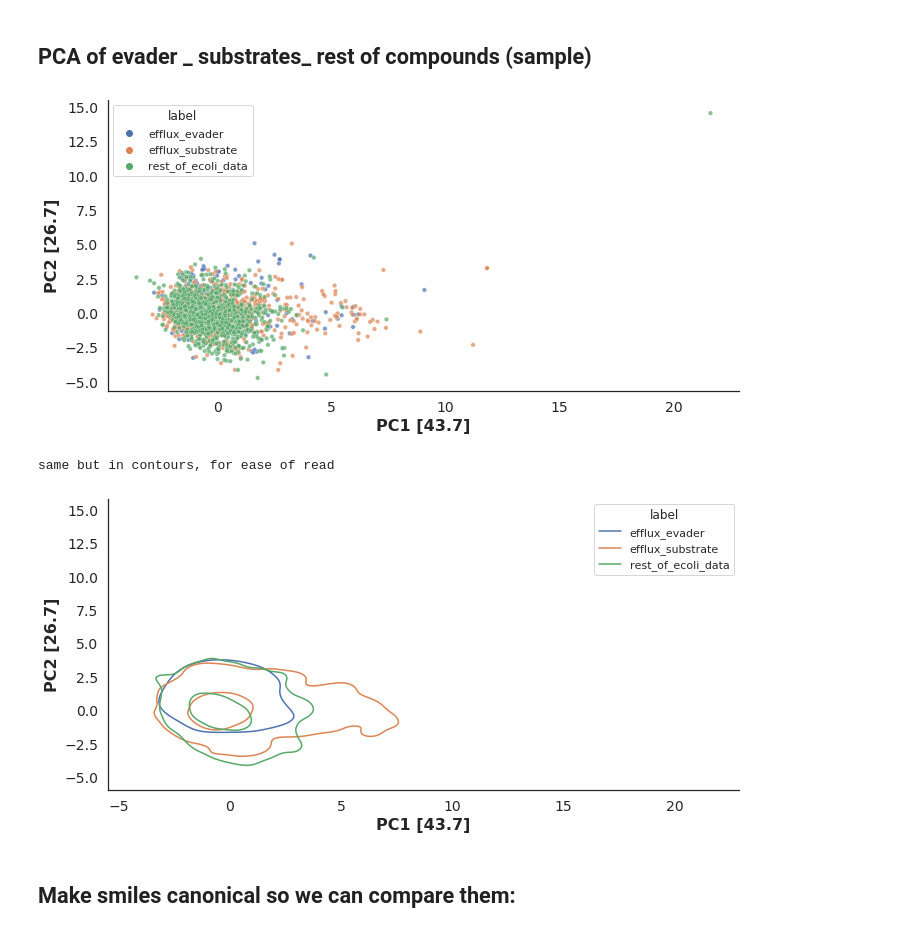
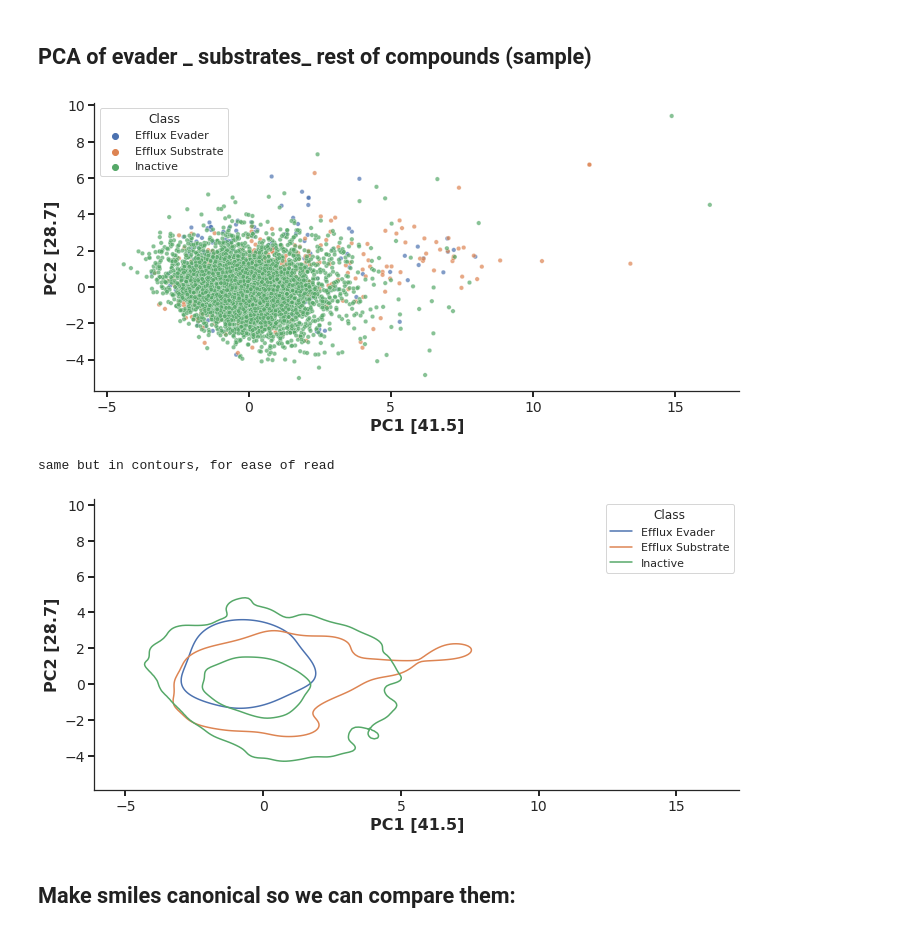
Before and after one commit to domgurvic/co_add_efflux, a Jupyter notebook: co_add/co_add_chaser.ipynb, the cells around one changed output. Cells and saved outputs as stored; diff of their text form; code cells hidden in the pictures.

```diff
--- a/co_add/co_add_chaser.ipynb
+++ b/co_add/co_add_chaser.ipynb
@@ -771,0 +765,8 @@ e_coli_wild_efflux['log_2_fold_change_efflux'] = np.log2(e_coli_wild_efflux.INHI
+# %%
+efflux_substrate = e_coli_wild_efflux[e_coli_wild_efflux['Class']=='Efflux Substrate']
+
+efflux_evader = e_coli_wild_efflux[e_coli_wild_efflux['Class']=='Efflux Evader']
+
+wt_only = e_coli_wild_efflux[e_coli_wild_efflux['Class']=='WT-only Active']
+
+inactive = e_coli_wild_efflux[e_coli_wild_efflux['Class']=='Inactive']
@@ -833,7 +854,7 @@ sns.kdeplot(x='TC1',y='TC2',data=sub_and_evade_tsne,alpha=0.7, hue=sub_and_evade
 # %% [markdown]
 ## TSNE of evades + substrates + rest of compounds(sample)
 # %%
-sub_evade_rest_sample = sub_and_evade.append(rest_of_ecoli_efflux.sample(1000)).reset_index(drop=True)
+sub_evade_rest_sample = sub_and_evade.append(inactive.sample(5000)).reset_index(drop=True)
 
 sub_evade_rest_sample_tsne = master_functions.tsne_no_plot(sub_evade_rest_sample['fps'], perp=50)
 # %% [output]
@@ -958,10 +1003,10 @@ same but in contours, for ease of read
 # %% [markdown]
 ## PCA of evader _ substrates_ rest of compounds (sample)
 # %%
-rest_vs_evade_sub = sub_and_evade.append(rest_of_ecoli_efflux).reset_index(drop=True)
+rest_vs_evade_sub = sub_and_evade.append(inactive.sample(5000)).reset_index(drop=True)
 # %%
-rest_vs_evade_sub_features = calc_feats(rest_vs_evade_sub['Mol'])
-rest_vs_evade_sub_features['label'] = rest_vs_evade_sub['label']
+rest_vs_evade_sub_features = master_functions.calc_feats(rest_vs_evade_sub['Mol'])
+rest_vs_evade_sub_features['Class'] = rest_vs_evade_sub['Class']
 # %%
 #pca
 
@@ -987,7 +1032,7 @@ descriptors_pca['PC1_normalized']=[i*scale1 for i in descriptors_pca['PC1']]
 descriptors_pca['PC2_normalized']=[i*scale2 for i in descriptors_pca['PC2']]
 
 
-descriptors_pca['label'] = rest_vs_evade_sub['label']
+descriptors_pca['Class'] = rest_vs_evade_sub['Class']
 
 
 
@@ -1000,7 +1045,7 @@ fig, ax = plt.subplots(figsize=(10,5))
 
 
 
-sns.scatterplot(x='PC1',y='PC2',data=descriptors_pca, alpha=0.7, hue='label', s=20)#, palette=["C0", "C1", "C2", "k"])
+sns.scatterplot(x='PC1',y='PC2',data=descriptors_pca, alpha=0.7, hue='Class', s=20)#, palette=["C0", "C1", "C2", "k"])
 
 
 pca_lab= ('PC1 '+str([np.round(pca.explained_variance_ratio_[0]*100, 1)]), 'PC2 '+str([np.round(pca.explained_variance_ratio_[1]*100, 1)]))
@@ -1024,37 +1069,37 @@ plt.tight_layout()
 plt.show()
 
 print('same but in contours, for ease of read')
 
 cmap = sns.diverging_palette(133, 10, as_cmap=True)
 
 fig, ax = plt.subplots(figsize=(10,5))
 
-sns.kdeplot(x='PC1',y='PC2',data=descriptors_pca, hue='label' , levels=3,)
+sns.kdeplot(x='PC1',y='PC2',data=descriptors_pca, hue='Class' , levels=3,)
 
 
 pca_lab= ('PC1 '+str([np.round(pca.explained_variance_ratio_[0]*100, 1)]), 'PC2 '+str([np.round(pca.explained_variance_ratio_[1]*100, 1)]))
 
 
 plt.xlabel(pca_lab[0],fontsize=16,fontweight='bold')
 plt.ylabel(pca_lab[1],fontsize=16,fontweight='bold')
 
 plt.tick_params ('both',width=2,labelsize=14)
 
 ax.spines['top'].set_visible(False)
 ax.spines['right'].set_visible(False)
 
 handles, labels = ax.get_legend_handles_labels()
 
 #ax.legend(handles=handles[1:], labels=labels[1:])
 
 #plt.legend(loc='lower right',frameon=False,prop={'size': 22},ncol=1)
 
 plt.tight_layout()
 plt.show()
 # %% [output]
-[figure, old version]
+[figure, new version]
 same but in contours, for ease of read
-[figure, old version]
+[figure, new version]
 # %% [markdown]
 ## Make smiles canonical so we can compare them:
 # %%
```
Also changed, not shown: parts of 14 cells of this notebook.
